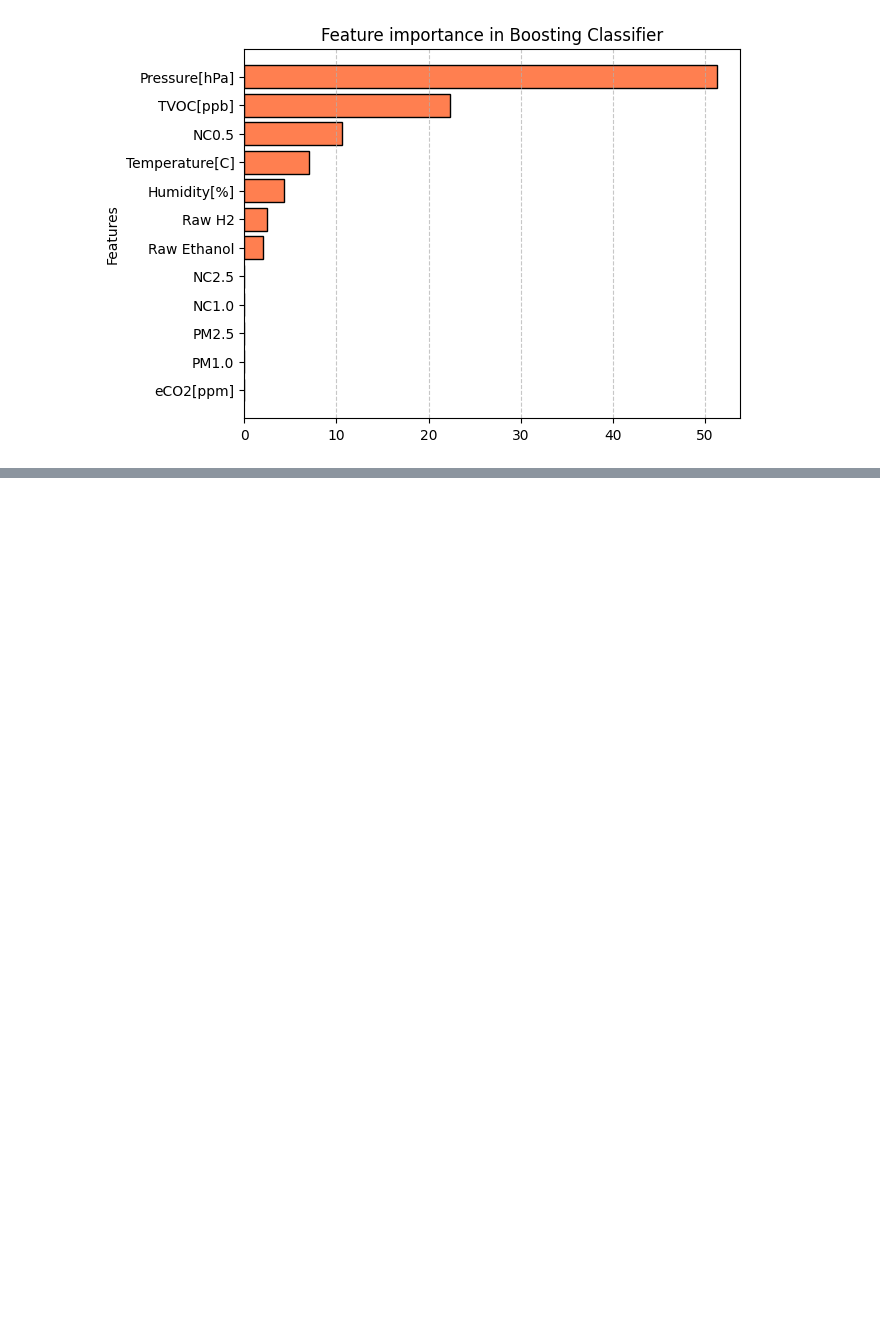
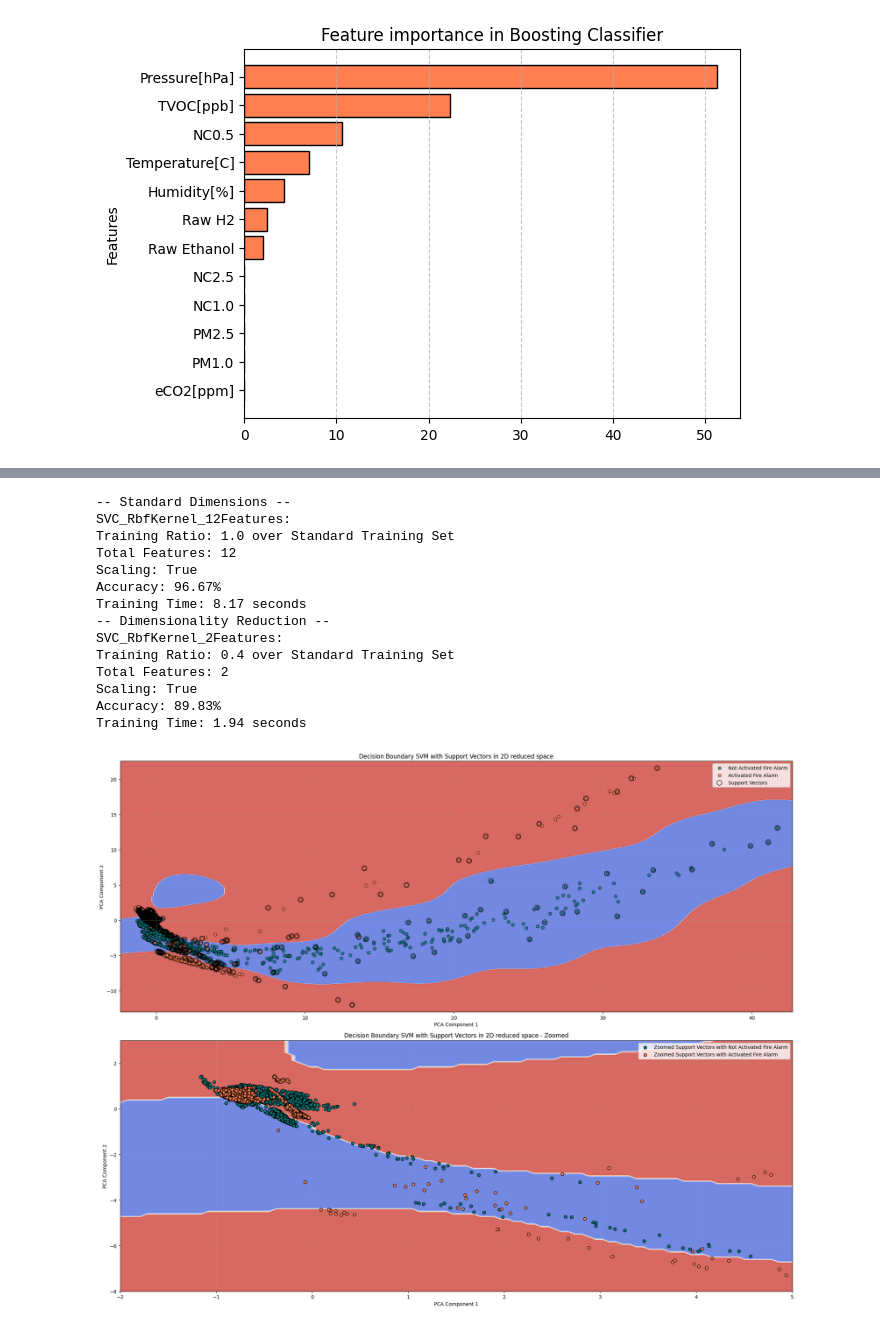
Before and after one commit to bernagit/machine_learning, a Jupyter notebook: main.ipynb, the cells around one changed output, grey strips where cells are left out. Cells and saved outputs as stored; diff of their text form; code cells hidden in the pictures; blank space fills up the shorter version.

```diff
--- a/main.ipynb
+++ b/main.ipynb
@@ -905,0 +1109,18 @@ plt.show()
+# %%
+print_svm_model("rbf")
+# %% [output]
+-- Standard Dimensions --
+SVC_RbfKernel_12Features:
+Training Ratio: 1.0 over Standard Training Set
+Total Features: 12
+Scaling: True
+Accuracy: 96.67%
+Training Time: 8.17 seconds
+-- Dimensionality Reduction --
+SVC_RbfKernel_2Features:
+Training Ratio: 0.4 over Standard Training Set
+Total Features: 2
+Scaling: True
+Accuracy: 89.83%
+Training Time: 1.94 seconds
+[figure, added]
```
Also changed, not shown: parts of 17 cells of this notebook.
